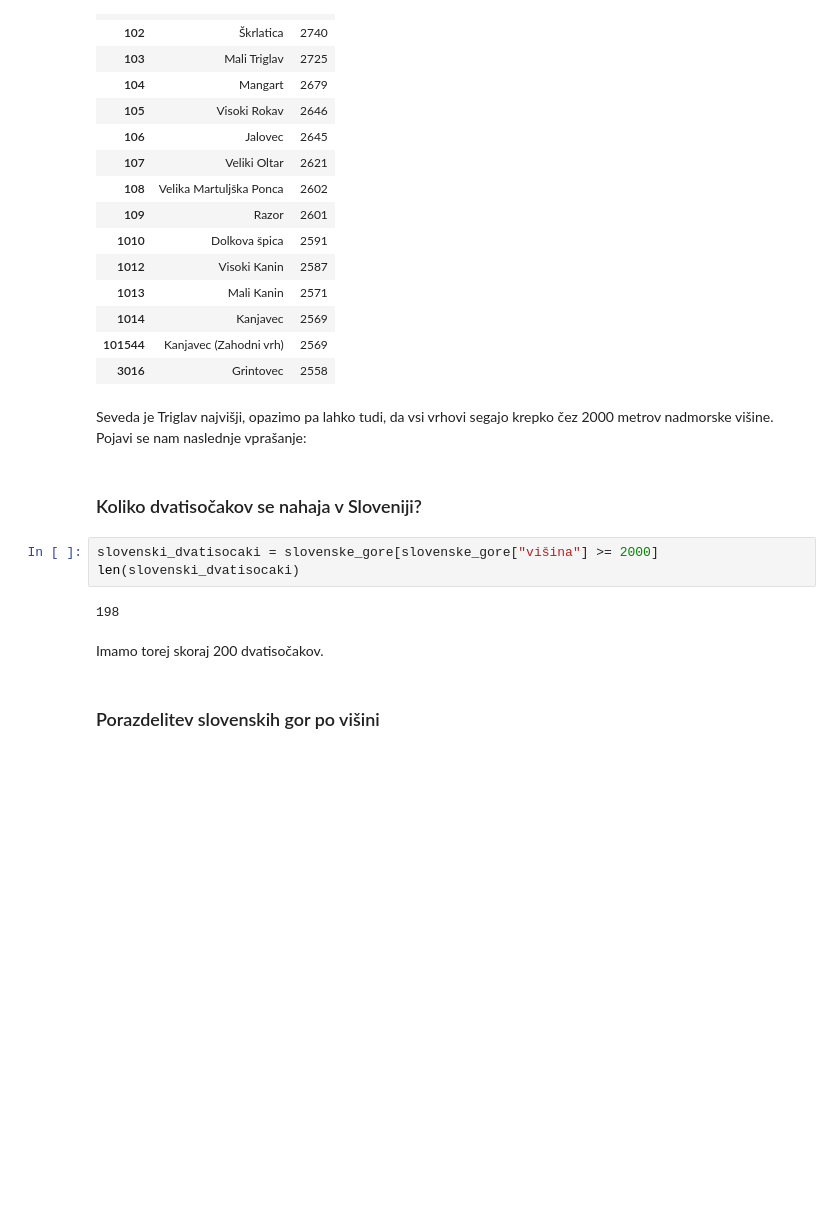
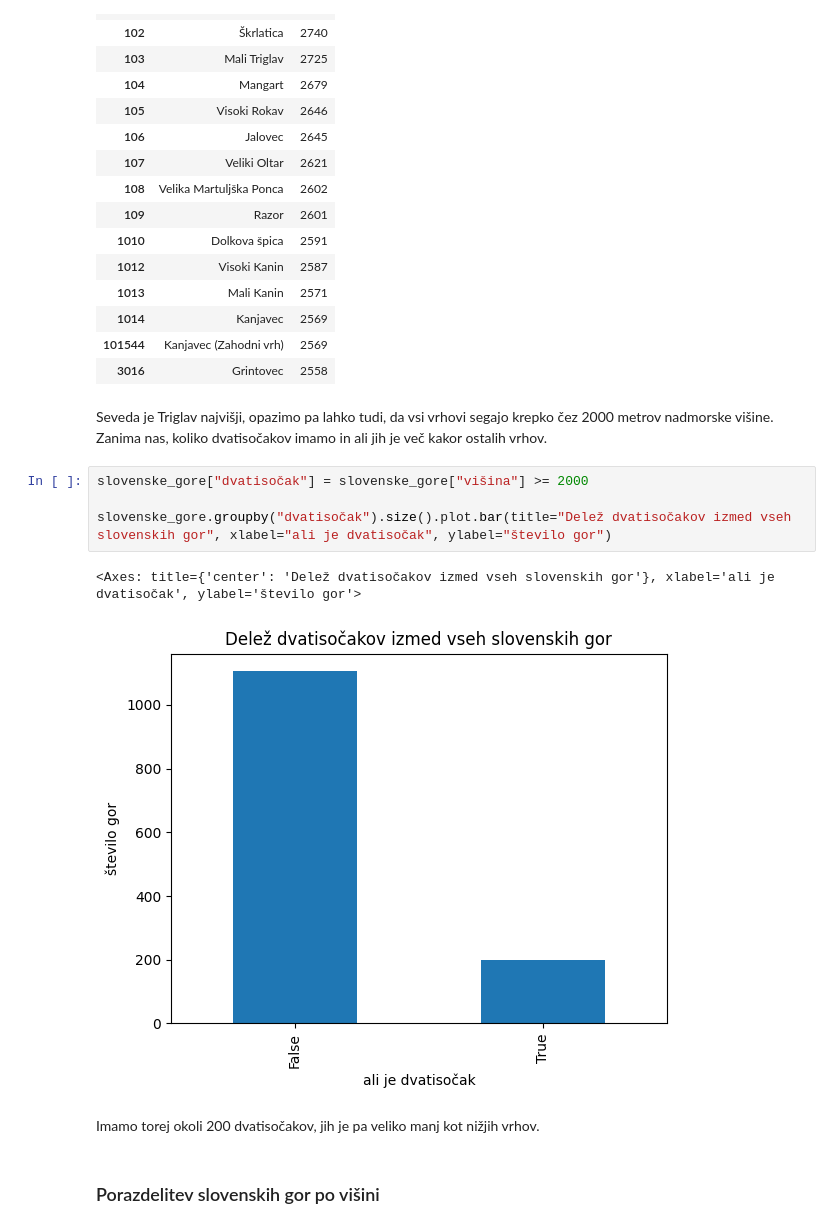
Before and after one commit to tilenzabkar/uvp-projektna-naloga, a Jupyter notebook: analiza.ipynb, the cells around one changed output. Drawn from its saved outputs; the diff is of its cells as text; blank space fills up the shorter version.

```diff
--- a/analiza.ipynb
+++ b/analiza.ipynb
@@ -36,16 +41,16 @@ slovenske_gore[["ime", "višina"]].head(15)
 | 101544 | Kanjavec (Zahodni vrh) | 2569 |
 | 3016 | Grintovec | 2558 |
 # %% [markdown]
-Seveda je Triglav najvišji, opazimo pa lahko tudi, da vsi vrhovi segajo krepko čez 2000 metrov nadmorske višine. Pojavi se nam naslednje vprašanje:
+Seveda je Triglav najvišji, opazimo pa lahko tudi, da vsi vrhovi segajo krepko čez 2000 metrov nadmorske višine. Zanima nas, koliko dvatisočakov imamo in ali jih je več kakor ostalih vrhov.
-# %% [markdown]
-### Koliko dvatisočakov se nahaja v Sloveniji?
-# %%
-slovenski_dvatisocaki = slovenske_gore[slovenske_gore["višina"] >= 2000]
-len(slovenski_dvatisocaki)
-# %% [output]
-198
-# %% [markdown]
-Imamo torej skoraj 200 dvatisočakov.
+# %%
+slovenske_gore["dvatisočak"] = slovenske_gore["višina"] >= 2000
+
+slovenske_gore.groupby("dvatisočak").size().plot.bar(title="Delež dvatisočakov izmed vseh slovenskih gor", xlabel="ali je dvatisočak", ylabel="število gor")
+# %% [output]
+<Axes: title={'center': 'Delež dvatisočakov izmed vseh slovenskih gor'}, xlabel='ali je dvatisočak', ylabel='število gor'>
+[figure, added]
+# %% [markdown]
+Imamo torej okoli 200 dvatisočakov, jih je pa veliko manj kot nižjih vrhov.
 # %% [markdown]
 ### Porazdelitev slovenskih gor po višini
 # %% [markdown]
```
Also changed, not shown: parts of 31 cells of this notebook, 6 other files.
